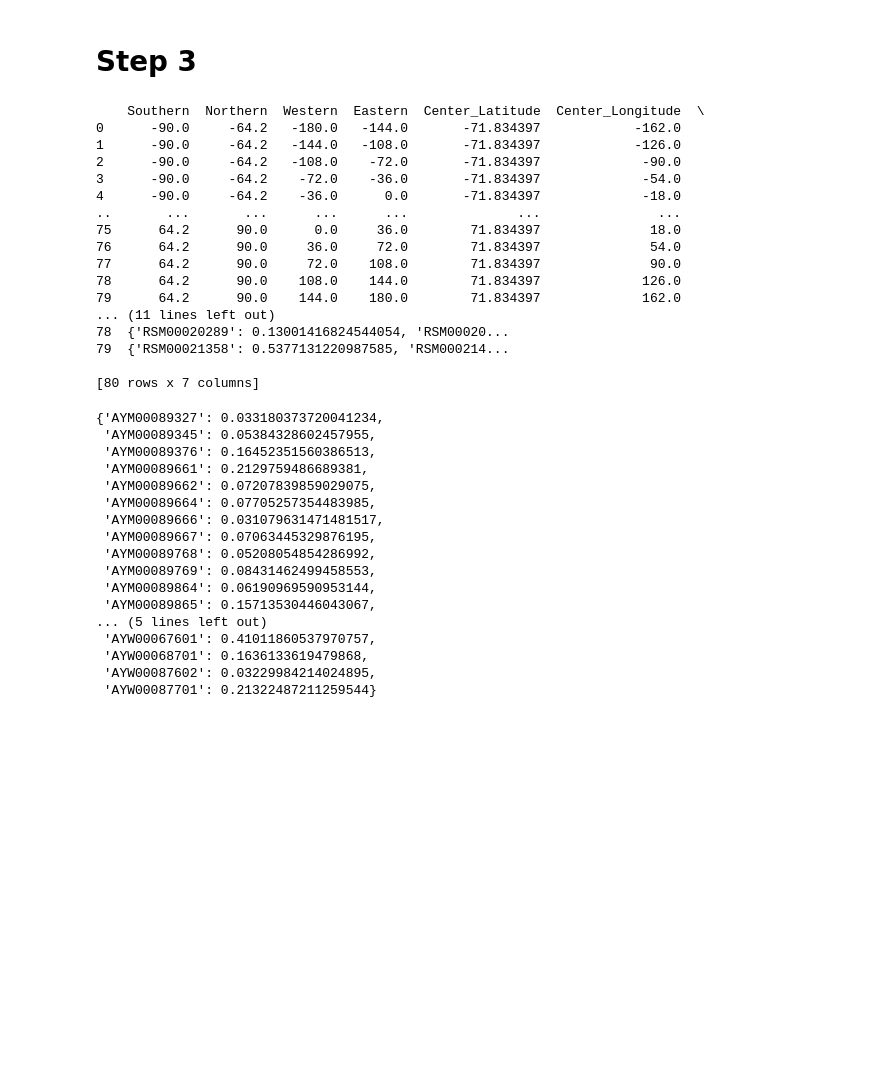
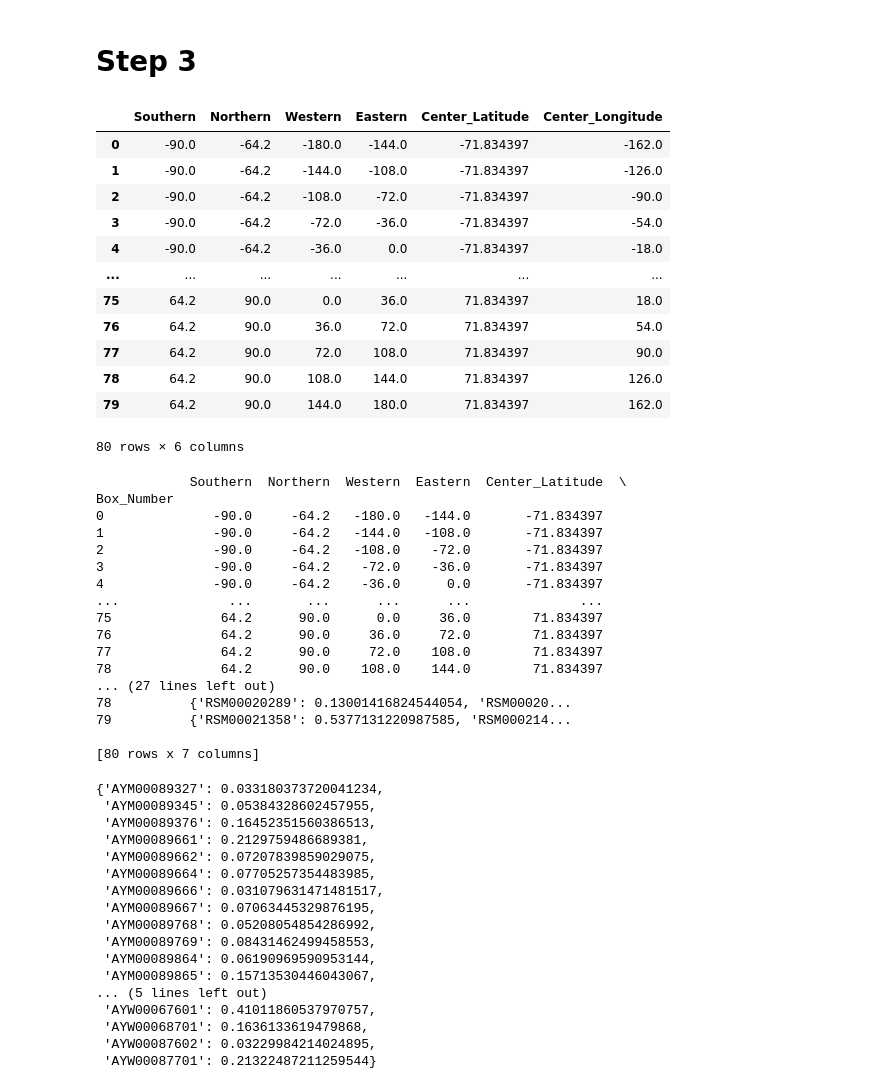
Before and after one commit to ajoherron/gistemp5.0, a Jupyter notebook: experimentation.ipynb, the cells around one changed output. Saved outputs shown, nothing was run; the diff lists cells and outputs as text; code cells hidden in the pictures; blank space fills up the shorter version.

```diff
--- a/experimentation.ipynb
+++ b/experimentation.ipynb
@@ -398,6 +398,22 @@ def linearly_decreasing_weight(distance, max_distance):
     weight = 1.0 - (distance / max_distance)
 
     return weight
+# %%
+generate_80_cell_grid()
+# %% [output]
+|  | Southern | Northern | Western | Eastern | Center_Latitude | Center_Longitude |
+| 0 | -90.0 | -64.2 | -180.0 | -144.0 | -71.834397 | -162.0 |
+| 1 | -90.0 | -64.2 | -144.0 | -108.0 | -71.834397 | -126.0 |
+| 2 | -90.0 | -64.2 | -108.0 | -72.0 | -71.834397 | -90.0 |
+| 3 | -90.0 | -64.2 | -72.0 | -36.0 | -71.834397 | -54.0 |
+| 4 | -90.0 | -64.2 | -36.0 | 0.0 | -71.834397 | -18.0 |
+| ... | ... | ... | ... | ... | ... | ... |
+| 75 | 64.2 | 90.0 | 0.0 | 36.0 | 71.834397 | 18.0 |
+| 76 | 64.2 | 90.0 | 36.0 | 72.0 | 71.834397 | 54.0 |
+| 77 | 64.2 | 90.0 | 72.0 | 108.0 | 71.834397 | 90.0 |
+| 78 | 64.2 | 90.0 | 108.0 | 144.0 | 71.834397 | 126.0 |
+| 79 | 64.2 | 90.0 | 144.0 | 180.0 | 71.834397 | 162.0 |
+80 rows × 6 columns
 # %%
 # Collect meta data for stations
 GHCN_meta_url = 'https://www.ncei.noaa.gov/pub/data/ghcn/daily/ghcnd-stations.txt'
@@ -414,21 +430,6 @@ station_weights_within_radius = []
 # Maximum distance for the weight calculation (e.g., 1200.0 km)
 max_distance = 1200.0
 # %%
-# # Collect meta data for stations
-# GHCN_meta_url = 'https://www.ncei.noaa.gov/pub/data/ghcn/daily/ghcnd-stations.txt'
-# column_widths = [11, 9, 10, 7, 3, 31]
-# station_df = pd.read_fwf(GHCN_meta_url, widths=column_widths, header=None,
-#                       names=['Station_ID', 'Latitude', 'Longitude', 'Elevation', 'State', 'Name'])
-
-# # Create 80 cell grid
-# grid_80_df = generate_80_cell_grid()
-
-# # Initialize an empty list to store station IDs and weights as dictionaries
-# station_weights_within_radius = []
-
-# # Maximum distance for the weight calculation (e.g., 1200.0 km)
-# max_distance = 1200.0
-
 # Use tqdm to track progress
 for index, row in tqdm(grid_80_df.iterrows(), total=len(grid_80_df), desc="Processing"):
     center_lat = row['Center_Latitude']
@@ -452,24 +453,27 @@ for index, row in tqdm(grid_80_df.iterrows(), total=len(grid_80_df), desc="Proce
 # Add the list of station IDs and weights as a new column
 grid_80_df['Nearby_Stations'] = station_weights_within_radius
 
+# Set index name
+grid_80_df.index.name = 'Box_Number'
+
 # Print grid_80_df with the new column
 print(grid_80_df)
 # %% [output]
-    Southern  Northern  Western  Eastern  Center_Latitude  Center_Longitude  \
-0      -90.0     -64.2   -180.0   -144.0       -71.834397            -162.0
-1      -90.0     -64.2   -144.0   -108.0       -71.834397            -126.0
-2      -90.0     -64.2   -108.0    -72.0       -71.834397             -90.0
-3      -90.0     -64.2    -72.0    -36.0       -71.834397             -54.0
-4      -90.0     -64.2    -36.0      0.0       -71.834397             -18.0
-..       ...       ...      ...      ...              ...               ...
-75      64.2      90.0      0.0     36.0        71.834397              18.0
-76      64.2      90.0     36.0     72.0        71.834397              54.0
-77      64.2      90.0     72.0    108.0        71.834397              90.0
-78      64.2      90.0    108.0    144.0        71.834397             126.0
-79      64.2      90.0    144.0    180.0        71.834397             162.0
-... (11 lines left out)
-78  {'RSM00020289': 0.13001416824544054, 'RSM00020...
-79  {'RSM00021358': 0.5377131220987585, 'RSM000214...
+            Southern  Northern  Western  Eastern  Center_Latitude  \
+Box_Number
+0              -90.0     -64.2   -180.0   -144.0       -71.834397
+1              -90.0     -64.2   -144.0   -108.0       -71.834397
+2              -90.0     -64.2   -108.0    -72.0       -71.834397
+3              -90.0     -64.2    -72.0    -36.0       -71.834397
+4              -90.0     -64.2    -36.0      0.0       -71.834397
+...              ...       ...      ...      ...              ...
+75              64.2      90.0      0.0     36.0        71.834397
+76              64.2      90.0     36.0     72.0        71.834397
+77              64.2      90.0     72.0    108.0        71.834397
+78              64.2      90.0    108.0    144.0        71.834397
+... (27 lines left out)
+78          {'RSM00020289': 0.13001416824544054, 'RSM00020...
+79          {'RSM00021358': 0.5377131220987585, 'RSM000214...
 
 [80 rows x 7 columns]
 # %%
```
Also changed, not shown: parts of 14 cells of this notebook, 5 other files.
